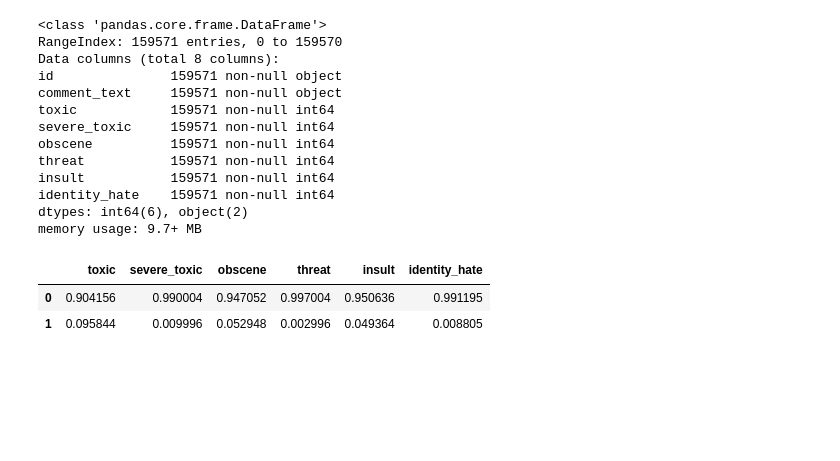
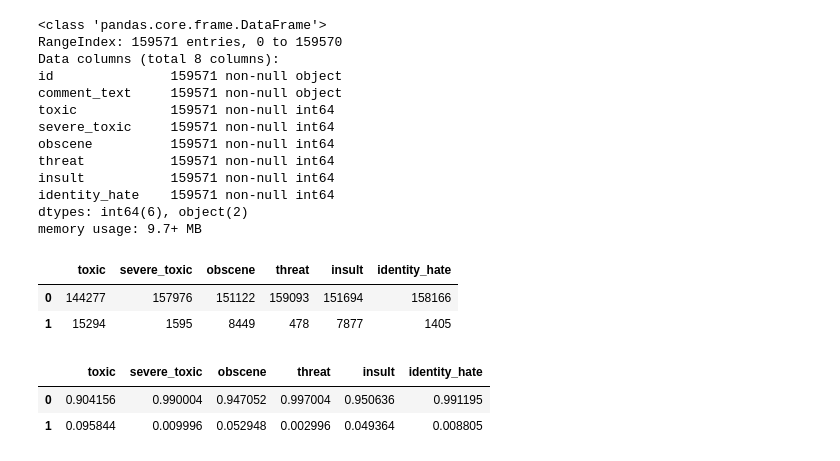
Before and after one commit to kristiewirth/toxic-comment-kaggle-challenge, a Jupyter notebook: src/main.ipynb, the cells around one changed output. Saved outputs shown, nothing was run; the diff lists cells and outputs as text; code cells hidden in the pictures; blank space fills up the shorter version.

```diff
--- a/src/main.ipynb
+++ b/src/main.ipynb
@@ -50,4 +59,11 @@ insult           159571 non-null int64
 identity_hate    159571 non-null int64
 dtypes: int64(6), object(2)
 memory usage: 9.7+ MB
+# %%
+# Getting counts for target columns
+train_df[['toxic', 'severe_toxic', 'obscene', 'threat', 'insult', 'identity_hate']].apply(pd.Series.value_counts)
+# %% [output]
+|  | toxic | severe_toxic | obscene | threat | insult | identity_hate |
+| 0 | 144277 | 157976 | 151122 | 159093 | 151694 | 158166 |
+| 1 | 15294 | 1595 | 8449 | 478 | 7877 | 1405 |
 # %%
```
Also changed, not shown: parts of 30 cells of this notebook, 7 other files.
